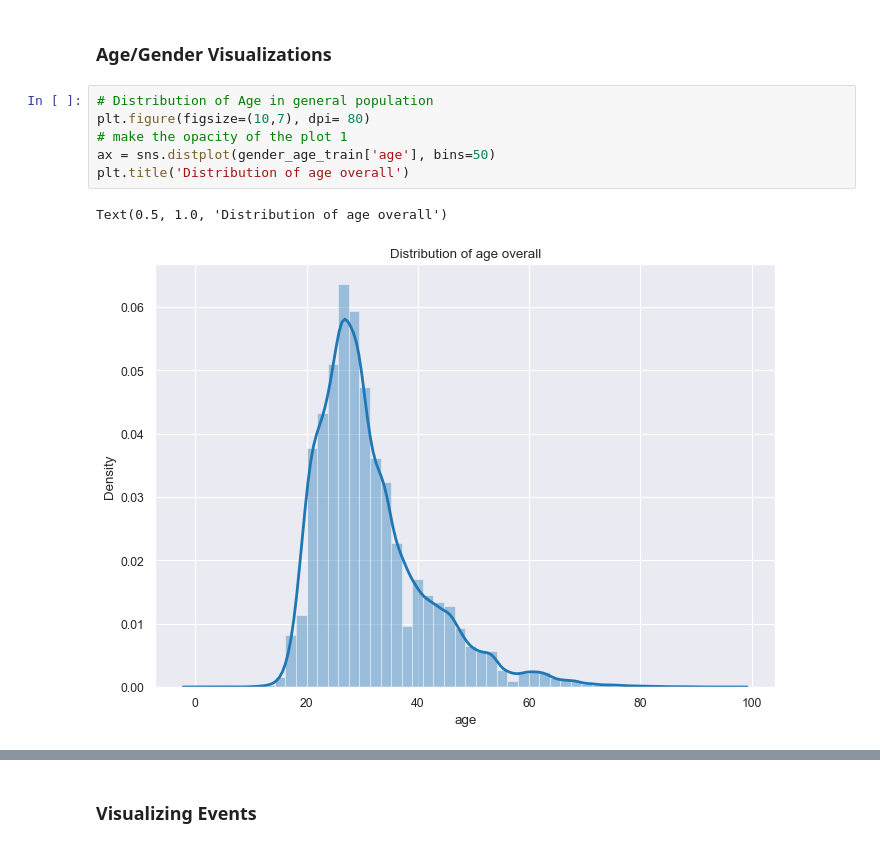
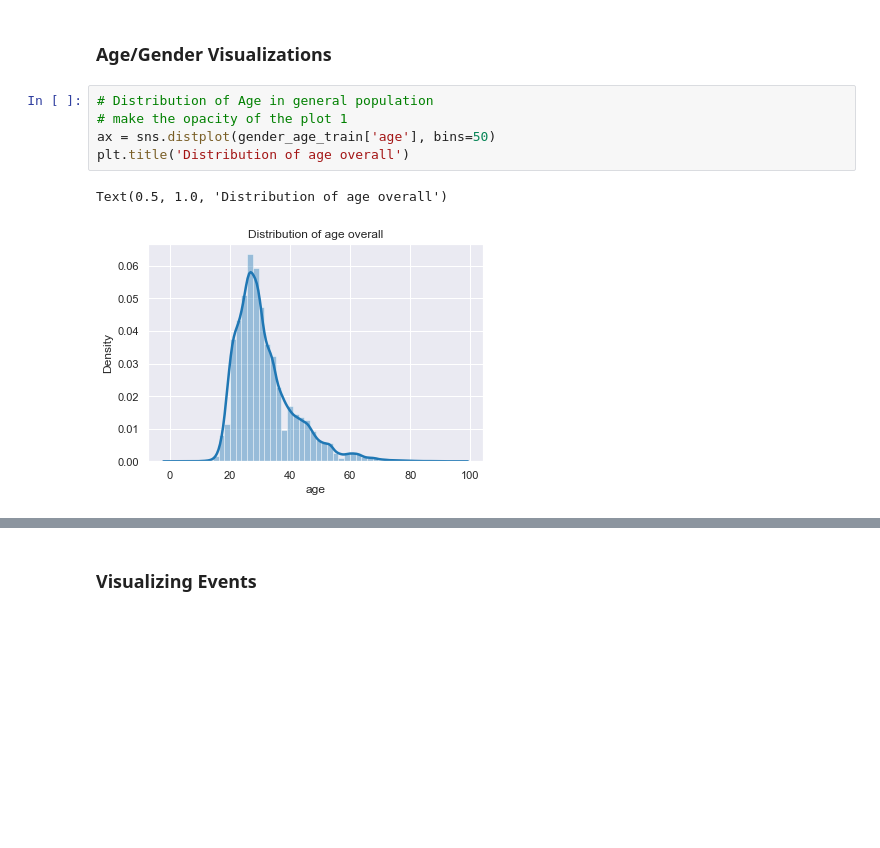
Before and after one commit to thaaaarun/dsc265finalproject, a Jupyter notebook: eda.ipynb, the cells around one changed output, grey strips where cells are left out. Saved outputs shown, nothing was run; the diff lists cells and outputs as text; blank space fills up the shorter version.

```diff
--- a/eda.ipynb
+++ b/eda.ipynb
@@ -57,13 +57,12 @@ sample_submission
 ### Age/Gender Visualizations
 # %%
 # Distribution of Age in general population
-plt.figure(figsize=(10,7), dpi= 80)
 # make the opacity of the plot 1
 ax = sns.distplot(gender_age_train['age'], bins=50)
 plt.title('Distribution of age overall')
 # %% [output]
 Text(0.5, 1.0, 'Distribution of age overall')
-[figure, old version]
+[figure, new version]
 # %%
 # Distribution of Age by Gender
 # ax = sns.displot(gender_age_train, x="age", col="gender", stat="density")
```
Also changed, not shown: parts of 8 cells of this notebook, 4 other files.
